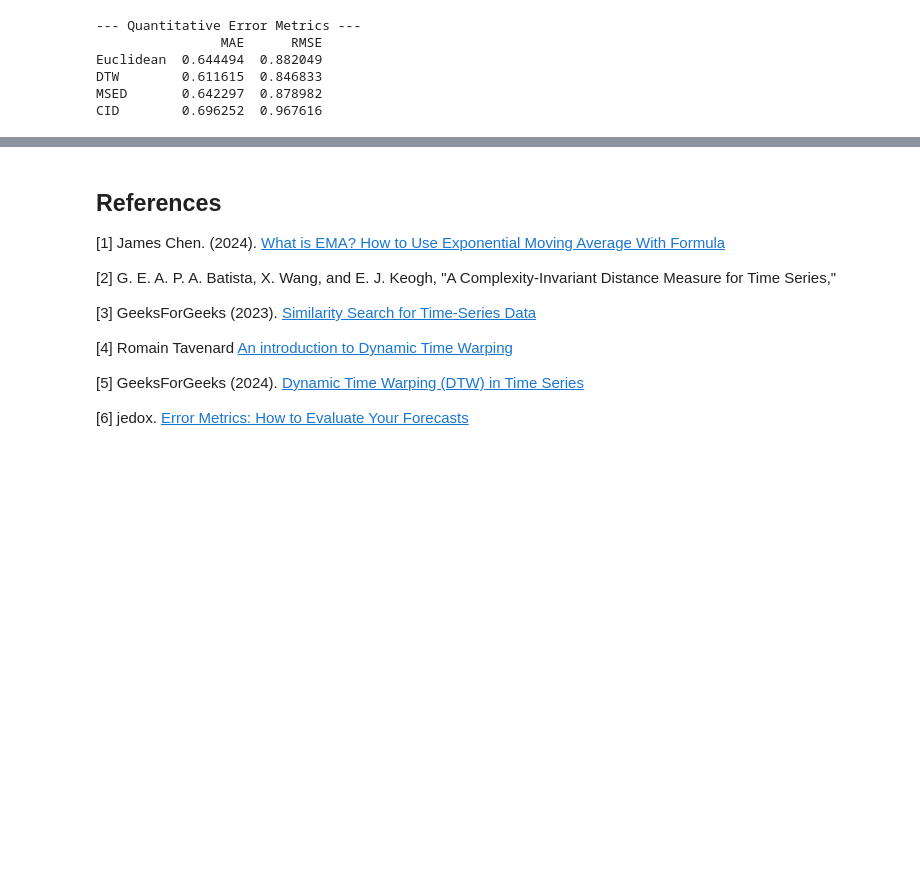
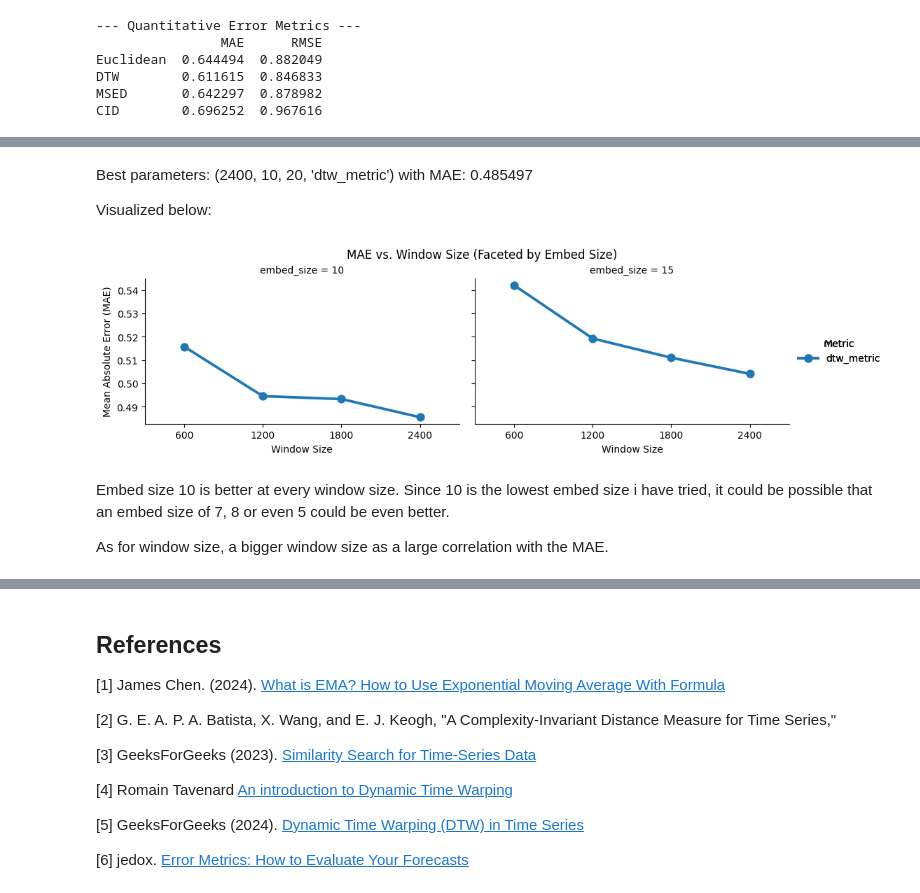
Before and after one commit to Kristofferjoha/Dynamic-Time-Patterns, a Jupyter notebook: Dynamic_Time_Patterns.ipynb, the cells around one changed output, grey strips where cells are left out. Drawn from its saved outputs; the diff is of its cells as text; code cells hidden in the pictures; blank space fills up the shorter version.

```diff
--- a/Dynamic_Time_Patterns.ipynb
+++ b/Dynamic_Time_Patterns.ipynb
@@ -971,0 +1222,31 @@ Therefore, while DTW was the most effective distance metric found here, the over
+# %% [markdown]
+Best parameters: (2400, 10, 20, 'dtw_metric') with MAE: 0.485497
+
+Visualized below:
+# %%
+df_dtw_grid_search_results = pd.read_csv("dtw_grid_search_results.csv")
+
+g = sns.catplot(
+    data=df_dtw_grid_search_results,
+    x='window_size',
+    y='MAE',
+    hue='metric',
+    col='embed_size',
+    kind='point',
+    sharey=True,
+    height=3,
+    aspect=1.5,
+    legend_out=True
+)
+
+g.fig.suptitle('MAE vs. Window Size (Faceted by Embed Size)', y=1.03)
+g.set_axis_labels("Window Size", "Mean Absolute Error (MAE)")
+g.add_legend(title="Metric")
+
+plt.show()
+# %% [output]
+[figure, added]
+# %% [markdown]
+Embed size 10 is better at every window size. Since 10 is the lowest embed size i have tried, it could be possible that an embed size of 7, 8 or even 5 could be even better.
+
+As for window size, a bigger window size as a large correlation with the MAE.
```
Also changed, not shown: parts of 49 cells of this notebook, 3 other files.
